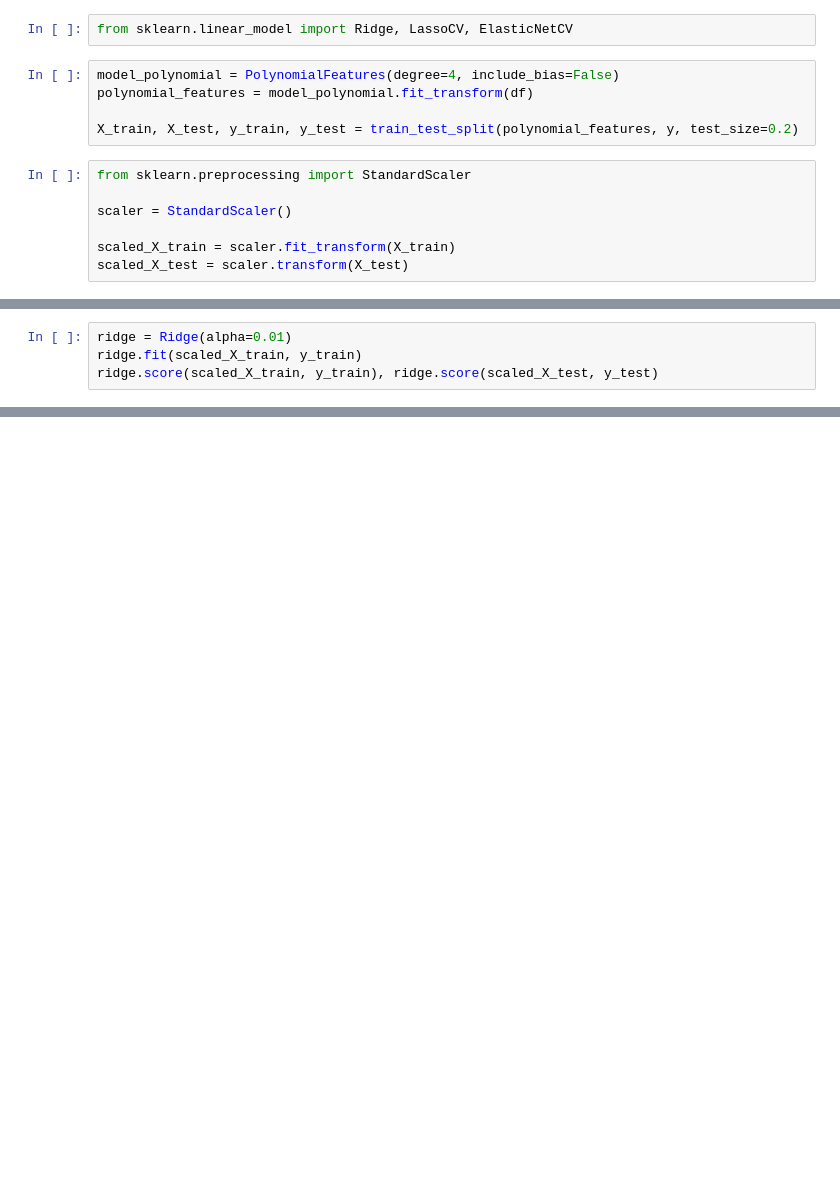
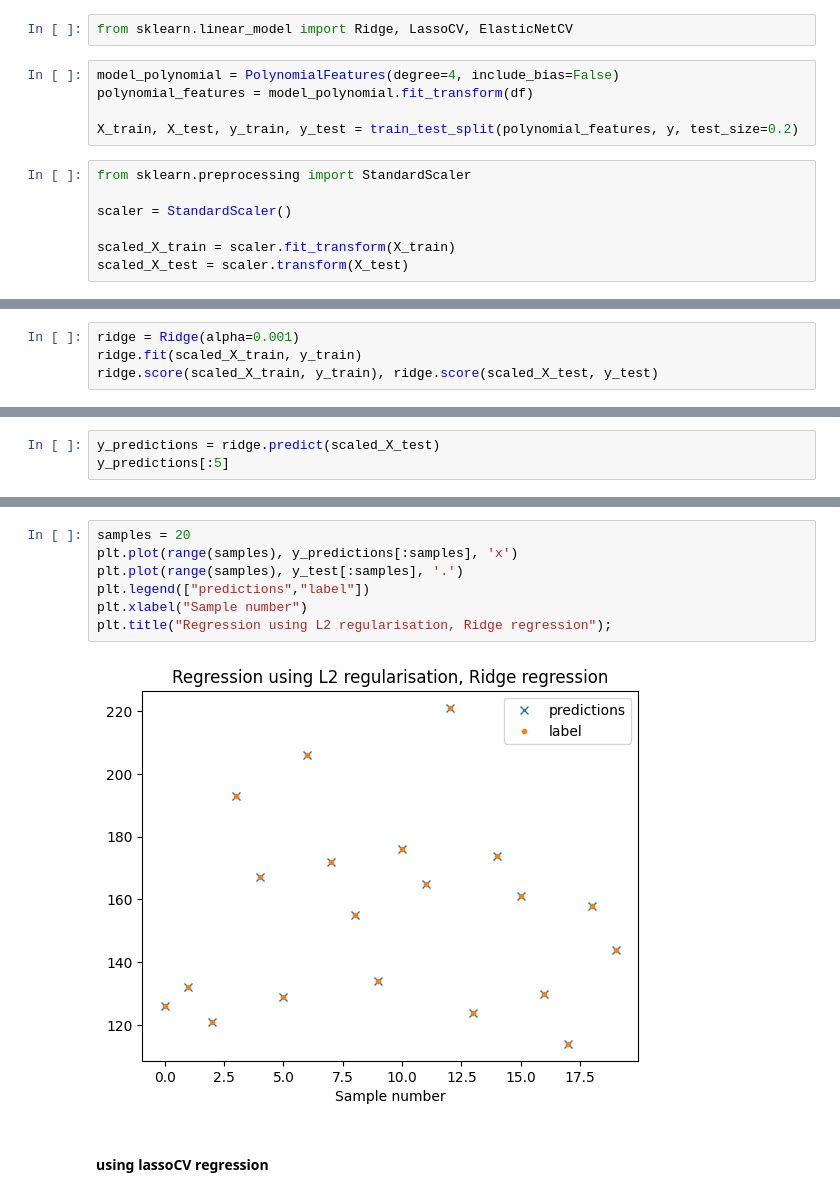
Before and after one commit to CyrilleKolle/used-cars_sweden, a Jupyter notebook: Code/co2_prediction.ipynb, the cells around one changed output, grey strips where cells are left out. Saved outputs shown, nothing was run; the diff lists cells and outputs as text; blank space fills up the shorter version.

Commit message:
regression to predict co2 emmission

```diff
--- a/Code/co2_prediction.ipynb
+++ b/Code/co2_prediction.ipynb
@@ -244,5 +258,5 @@ scaled_X_test = scaler.transform(X_test)
 # %%
-ridge = Ridge(alpha=0.01)
+ridge = Ridge(alpha=0.001)
 ridge.fit(scaled_X_train, y_train)
 ridge.score(scaled_X_train, y_train), ridge.score(scaled_X_test, y_test)
 # %% [output]
@@ -249,0 +264,3 @@ ridge.score(scaled_X_train, y_train), ridge.score(scaled_X_test, y_test)
+# %%
+y_predictions = ridge.predict(scaled_X_test)
+y_predictions[:5]
@@ -250,3 +279,14 @@ ridge.score(scaled_X_train, y_train), ridge.score(scaled_X_test, y_test)
+# %%
+samples = 20
+plt.plot(range(samples), y_predictions[:samples], 'x')
+plt.plot(range(samples), y_test[:samples], '.')
+plt.legend(["predictions","label"])
+plt.xlabel("Sample number")
+plt.title("Regression using L2 regularisation, Ridge regression");
+# %% [output]
+[figure, added]
+# %% [markdown]
+#### using lassoCV regression
 # %%
 lassocv = LassoCV(n_alphas=300, cv=5)
 lassocv.fit(scaled_X_train,y_train)
```
Also changed, not shown: parts of 36 cells of this notebook.
